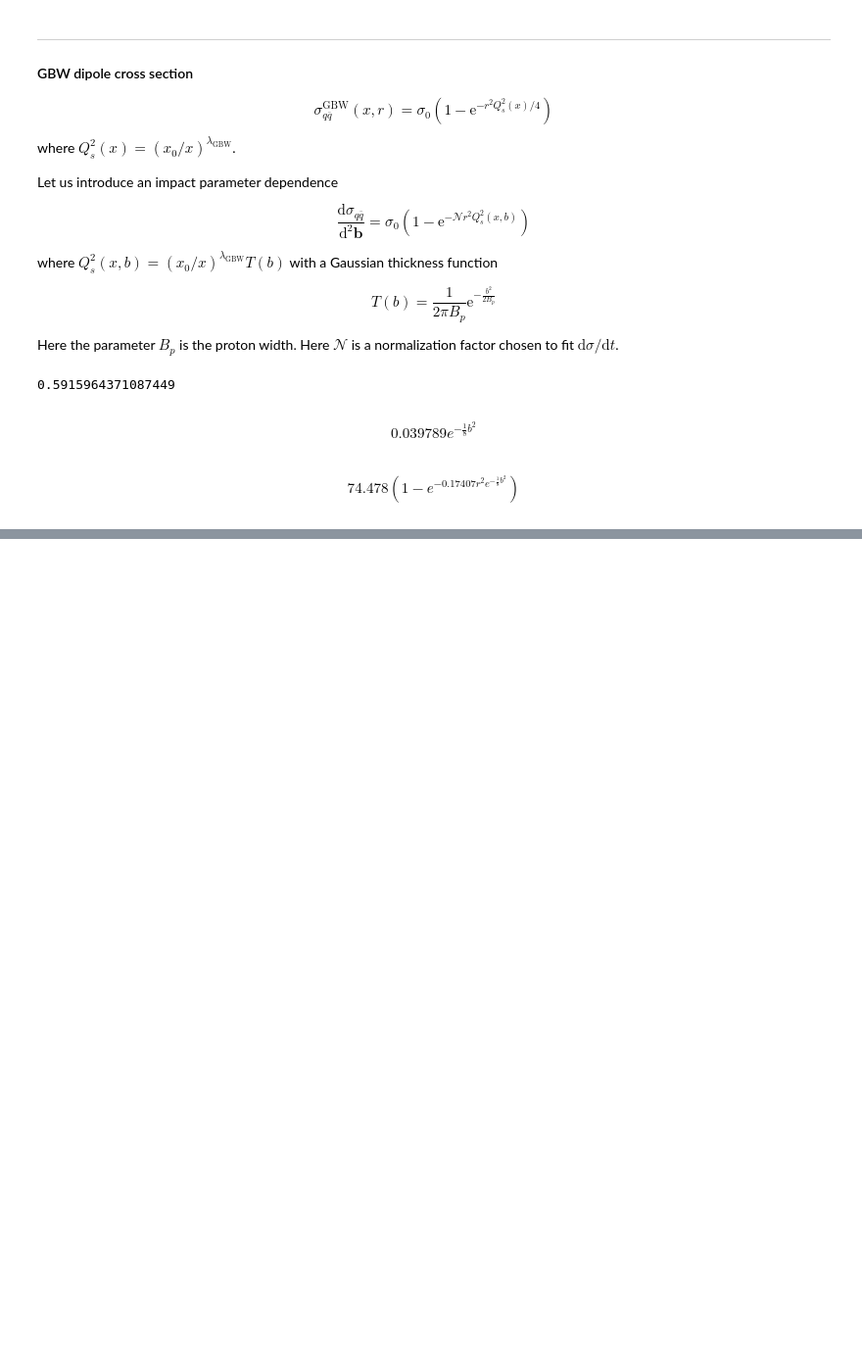
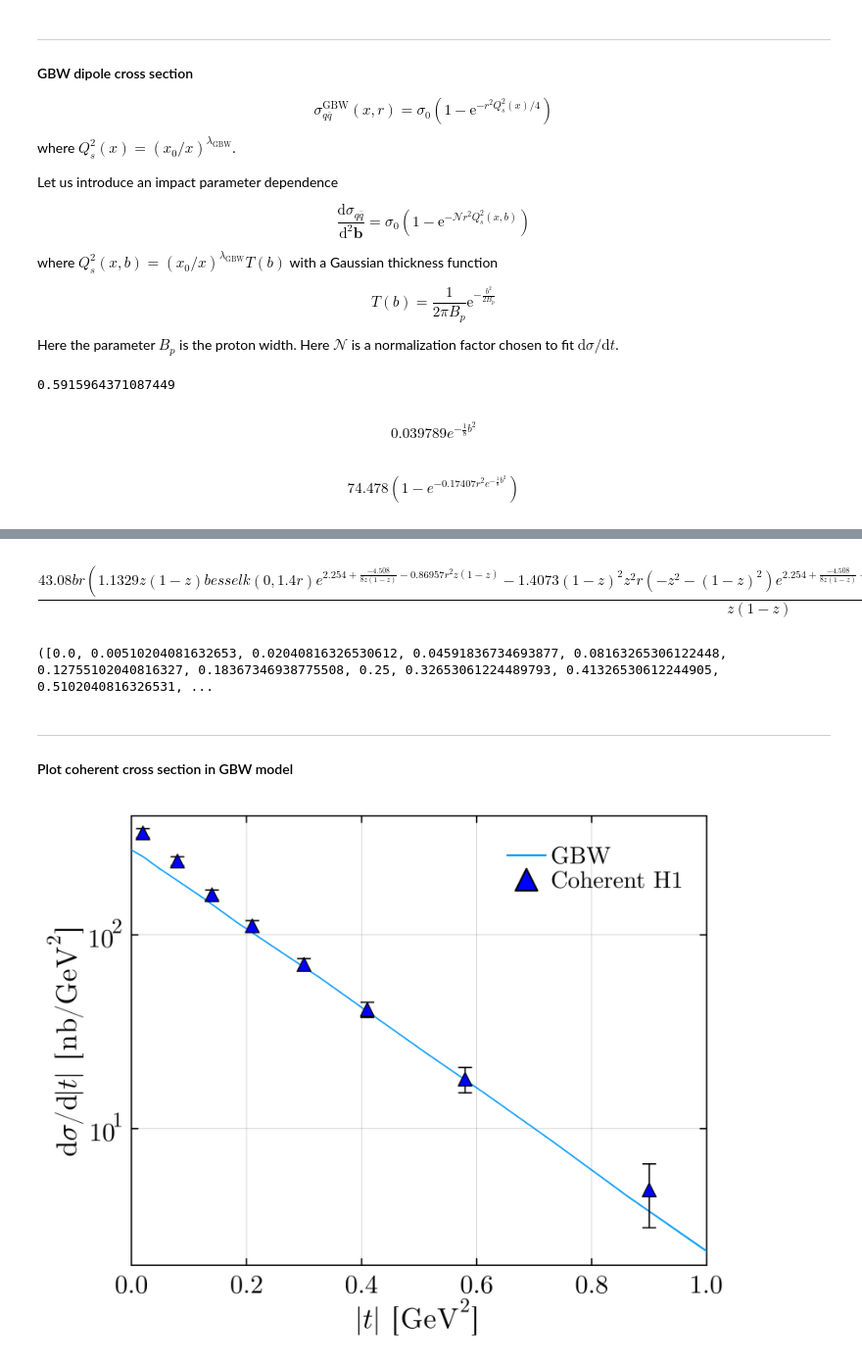
Before and after one commit to avramescudana/protonshape, a Jupyter notebook: CrossSection.ipynb, the cells around one changed output, grey strips where cells are left out. Shown: that part at 98% size. Cells and saved outputs as stored; diff of their text form; code cells hidden in the pictures; blank space fills up the shorter version.

Commit message:
Incorporated coherent cross section for gbw dipole in modular code.

```diff
--- a/CrossSection.ipynb
+++ b/CrossSection.ipynb
@@ -79,0 +91,14 @@ $$ \begin{equation}
+# %%
+Agbw(r, b, z, Δ, params_wavefct, params_gbw)
+# %% [output]
+$$ \begin{equation}
+\frac{43.08 b r \left( 1.1329 z \left( 1 - z \right) besselk\left( 0, 1.4 r \right) e^{2.254 + \frac{-4.508}{8 z \left( 1 - z \right)} - 0.86957 r^{2} z \left( 1 - z \right)} - 1.4073 \left( 1 - z \right)^{2} z^{2} r \left(  - z^{2} - \left( 1 - z \right)^{2} \right) e^{2.254 + \frac{-4.508}{8 z \left( 1 - z \right)} - 0.86957 r^{2} z \left( 1 - z \right)} besselk\left( 1, 1.4 r \right) \right) besselj\left( 0, b \Delta \right) besselj\left( 0, r \left( 1 - z \right) \Delta \right) \left( 1 - e^{ - 0.17407 r^{2} e^{ - \frac{1}{8} b^{2}}} \right)}{z \left( 1 - z \right)}
+\end{equation}
+ $$
+# %%
+t_range, dσdt, dσdt_err = diffractive(diff_mode, dipole_mode, params_wavefct, params_gbw, params_mc)
+# %% [output]
+([0.0, 0.00510204081632653, 0.02040816326530612, 0.04591836734693877, 0.08163265306122448, 0.12755102040816327, 0.18367346938775508, 0.25, 0.32653061224489793, 0.41326530612244905, 0.5102040816326531, ...
+# %% [markdown]
+---
+#### Plot coherent cross section in GBW model
@@ -79,0 +108,31 @@ $$ \begin{equation}
+# %%
+file_path = "jpsi_coh_hera.txt"
+lines = readlines(file_path)
+
+tcent_hera, dσcoh_hera, Δtot_hera = Float64[], Float64[], Float64[], Float64[], Float64[]
+
+for line in lines
+
+    if startswith(line, "#") || isempty(line)
+        continue
+    end
+
+    columns = split(line)
+
+    push!(tcent_hera, parse(Float64, columns[4]))
+    push!(dσcoh_hera, parse(Float64, columns[5]))
+    push!(Δtot_hera, parse(Float64, columns[6]))
+end
+# %%
+default(fontfamily="Computer Modern", framestyle=:box, legendfontsize=11, labelfontsize=14, tickfontsize=12, size=(500,400), foreground_color_legend = nothing, background_color_legend=nothing)
+
+plot(t_range, dσdt, yscale=:log10, yticks = :auto, minor_ticks = true, label="GBW", dpi=600, ribbon=dσdt_err)
+
+scatter!(tcent_hera, dσcoh_hera, yerr=Δtot_hera, label="Coherent H1", color=:blue, marker=:utriangle, markersize=5, legend_marker_scale = 0.1)
+
+xlabel!(L"|t|\;[\mathrm{GeV}^2]")
+ylabel!(L"\mathrm{d}\sigma/\mathrm{d}|t|\;[\mathrm{nb}/\mathrm{GeV}^2]")
+
+xlims!(0, 1.0)
+# %% [output]
+[figure, added]
```
Also changed, not shown: parts of 2 cells of this notebook, 3 other files.
